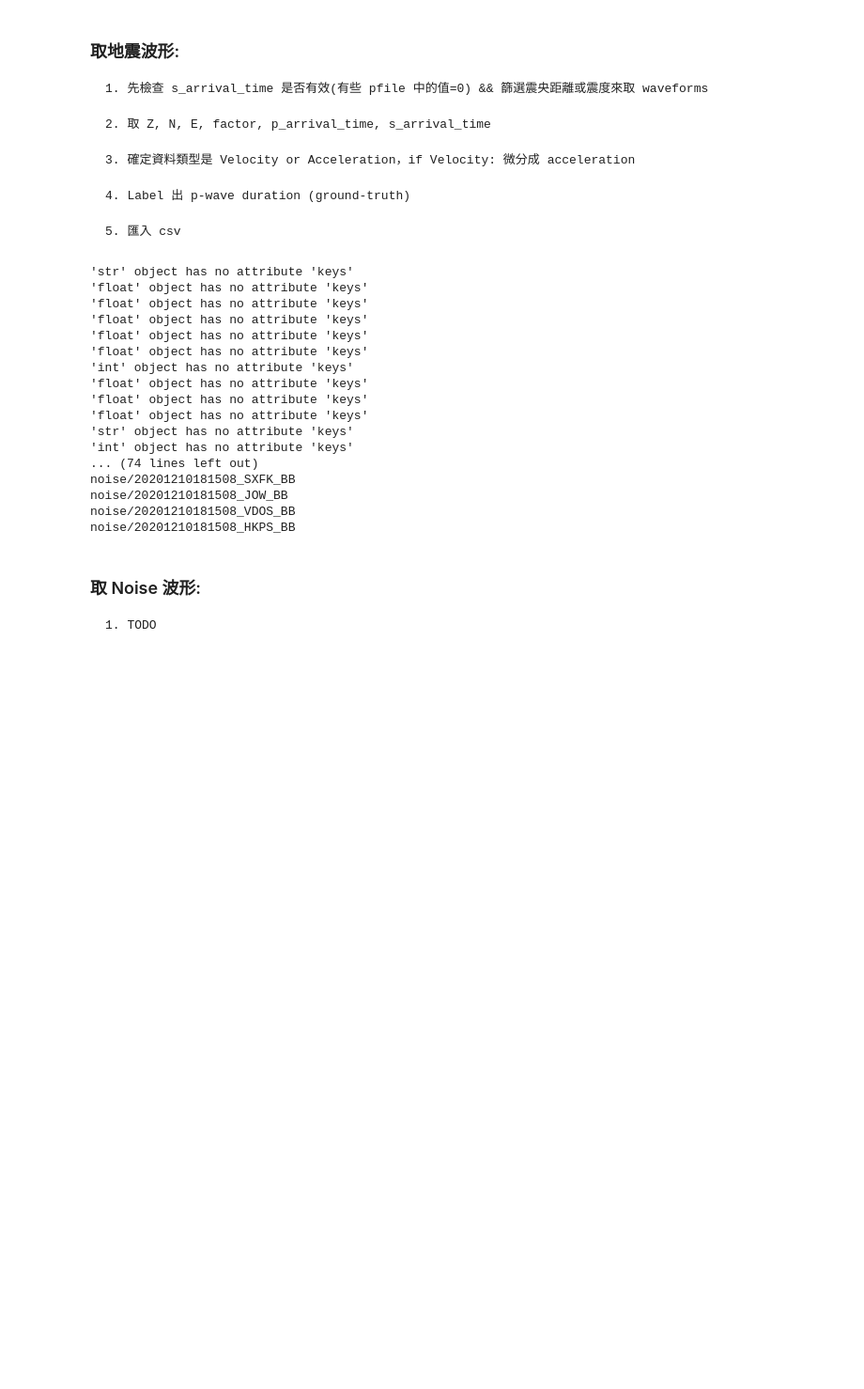
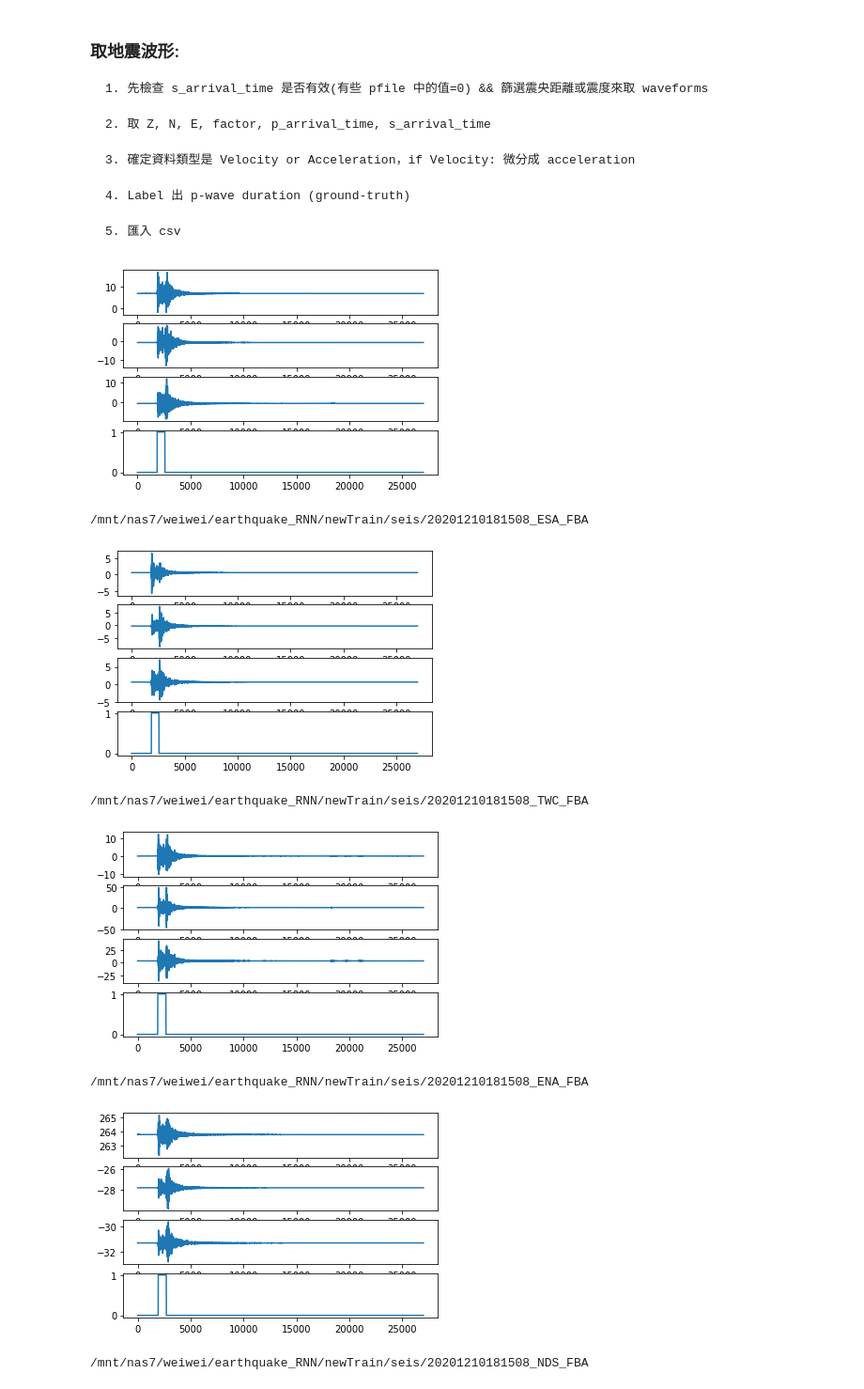
Before and after one commit to hgvf/CWBDataset, a Jupyter notebook: gen_wavform.ipynb, the cells around one changed output. Shown at 94% size. Cells and saved outputs as stored; diff of their text form; code cells hidden in the pictures; blank space fills up the shorter version.

```diff
--- a/gen_wavform.ipynb
+++ b/gen_wavform.ipynb
@@ -44,22 +44,28 @@ def genDuration(start, ptime, stime, sample_rate, length):
 # %%
 # 速度微分 -> 加速度
 # 100.0: sampling_rate
-def v_to_a(z, n, e):
-    d_z = np.gradient(z, 1.0/100.0)
-    d_n = np.gradient(n, 1.0/100.0)
-    d_e = np.gradient(e, 1.0/100.0)
+def v_to_a(z, n, e, sample_rate):
+    d_z = np.gradient(z, 1.0/sample_rate)
+    d_n = np.gradient(n, 1.0/sample_rate)
+    d_e = np.gradient(e, 1.0/sample_rate)
 
     return d_z, d_n, d_e
 # %%
-def toCSV(z, n, e, gt, ori_time, station, instrument, stage):
+def toCSV(z, n, e, gt, ori_time, station, instrument, stage, root_save_path):
     to_write = np.vstack((e, n, z, gt))
     ori_time = fileTime(ori_time)
 
     # filename: 地震發生時間 + 測站名 + 儀器種類
     file_name = ori_time + '_' + station + '_' + instrument
     base_path = os.path.join(stage, file_name)
-
-    np.savetxt(base_path+'.csv', to_write, delimiter=',')
+    print(os.path.join(root_save_path, base_path))
+    #np.savetxt(base_path+'.csv', to_write, delimiter=',')
+# %%
+def check_wave(wave):
+    if np.mean(wave) == 0.0 and np.var(wave) == 0.0:
+        return False
+    else:
+        return True
 # %% [markdown]
 ### 取地震波形:
 
@@ -138,24 +128,0 @@ def getSeisWave(p):
-# %%
-getSeisWave(p)
-# %% [output]
-'str' object has no attribute 'keys'
-'float' object has no attribute 'keys'
-'float' object has no attribute 'keys'
-'float' object has no attribute 'keys'
-'float' object has no attribute 'keys'
-'float' object has no attribute 'keys'
-'int' object has no attribute 'keys'
-'float' object has no attribute 'keys'
-'float' object has no attribute 'keys'
-'float' object has no attribute 'keys'
-'str' object has no attribute 'keys'
-'int' object has no attribute 'keys'
-... (74 lines left out)
-noise/20201210181508_SXFK_BB
-noise/20201210181508_JOW_BB
-noise/20201210181508_VDOS_BB
-noise/20201210181508_HKPS_BB
-# %% [markdown]
-### 取 Noise 波形:
-
-    1. TODO
@@ -164,9 +144,20 @@ def getNoiseWave(p):
 # %%
 root = "/mnt/nas6/CWBDatasets/2020/"
+root_save_path = "/mnt/nas7/weiwei/earthquake_RNN/newTrain/"
 files = os.listdir(root)
 # %%
 for f in files:
     f = open(os.path.join(root, f), 'r')
     p = json.load(f)
-    #print(p['mag'])
+
+    getSeisWave(p, root_save_path)
     break
+# %% [output]
+[figure, added]
+/mnt/nas7/weiwei/earthquake_RNN/newTrain/seis/20201210181508_ESA_FBA
+[figure, added]
+/mnt/nas7/weiwei/earthquake_RNN/newTrain/seis/20201210181508_TWC_FBA
+[figure, added]
+/mnt/nas7/weiwei/earthquake_RNN/newTrain/seis/20201210181508_ENA_FBA
+[figure, added]
+/mnt/nas7/weiwei/earthquake_RNN/newTrain/seis/20201210181508_NDS_FBA
```
Also changed, not shown: parts of 4 cells of this notebook.
